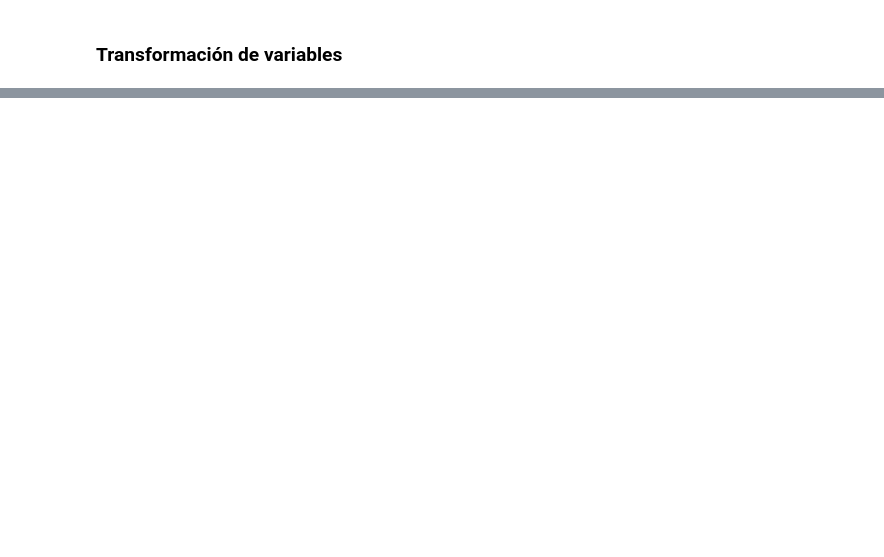
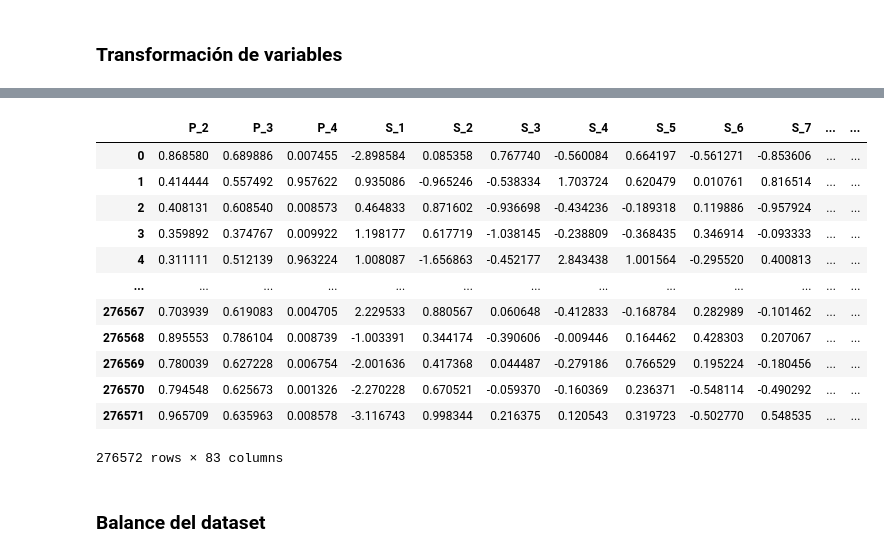
Before and after one commit to gabrielPeraltaM/datos-tp3, a Jupyter notebook: main_parquet.ipynb, the cells around one changed output, grey strips where cells are left out. Saved outputs shown, nothing was run; the diff lists cells and outputs as text; code cells hidden in the pictures; blank space fills up the shorter version.

```diff
--- a/main_parquet.ipynb
+++ b/main_parquet.ipynb
@@ -334,0 +805,3 @@ df_reducido_dummies.head(10)
+# %%
+pca = PCA(n_components=34)
+x_transformada = pca.fit_transform(x)
@@ -334,0 +824,7 @@ df_reducido_dummies.head(10)
+# %%
+columns_D = create_colum_names(34 ,'D_')
+pca_df_aux_type_D = pd.DataFrame(data = x_transformada, columns = columns_D)
+# %%
+df_pca = pd.concat( [df_pca , pca_df_aux_type_D] ,axis = 1)
+# %%
+df_pca = pd.concat( [df_pca , df_reducido['target']] ,axis = 1)
@@ -334,0 +835,16 @@ df_reducido_dummies.head(10)
+# %%
+df_pca
+# %% [output]
+|  | P_2 | P_3 | P_4 | S_1 | S_2 | S_3 | S_4 | S_5 | S_6 | S_7 | ... | ... |
+| 0 | 0.868580 | 0.689886 | 0.007455 | -2.898584 | 0.085358 | 0.767740 | -0.560084 | 0.664197 | -0.561271 | -0.853606 | ... | ... |
+| 1 | 0.414444 | 0.557492 | 0.957622 | 0.935086 | -0.965246 | -0.538334 | 1.703724 | 0.620479 | 0.010761 | 0.816514 | ... | ... |
+| 2 | 0.408131 | 0.608540 | 0.008573 | 0.464833 | 0.871602 | -0.936698 | -0.434236 | -0.189318 | 0.119886 | -0.957924 | ... | ... |
+| 3 | 0.359892 | 0.374767 | 0.009922 | 1.198177 | 0.617719 | -1.038145 | -0.238809 | -0.368435 | 0.346914 | -0.093333 | ... | ... |
+| 4 | 0.311111 | 0.512139 | 0.963224 | 1.008087 | -1.656863 | -0.452177 | 2.843438 | 1.001564 | -0.295520 | 0.400813 | ... | ... |
+| ... | ... | ... | ... | ... | ... | ... | ... | ... | ... | ... | ... | ... |
+| 276567 | 0.703939 | 0.619083 | 0.004705 | 2.229533 | 0.880567 | 0.060648 | -0.412833 | -0.168784 | 0.282989 | -0.101462 | ... | ... |
+| 276568 | 0.895553 | 0.786104 | 0.008739 | -1.003391 | 0.344174 | -0.390606 | -0.009446 | 0.164462 | 0.428303 | 0.207067 | ... | ... |
+| 276569 | 0.780039 | 0.627228 | 0.006754 | -2.001636 | 0.417368 | 0.044487 | -0.279186 | 0.766529 | 0.195224 | -0.180456 | ... | ... |
+| 276570 | 0.794548 | 0.625673 | 0.001326 | -2.270228 | 0.670521 | -0.059370 | -0.160369 | 0.236371 | -0.548114 | -0.490292 | ... | ... |
+| 276571 | 0.965709 | 0.635963 | 0.008578 | -3.116743 | 0.998344 | 0.216375 | 0.120543 | 0.319723 | -0.502770 | 0.548535 | ... | ... |
+276572 rows × 83 columns
@@ -334,0 +853,2 @@ df_reducido_dummies.head(10)
+# %% [markdown]
+### Balance del dataset
```
Also changed, not shown: parts of 125 cells of this notebook.
